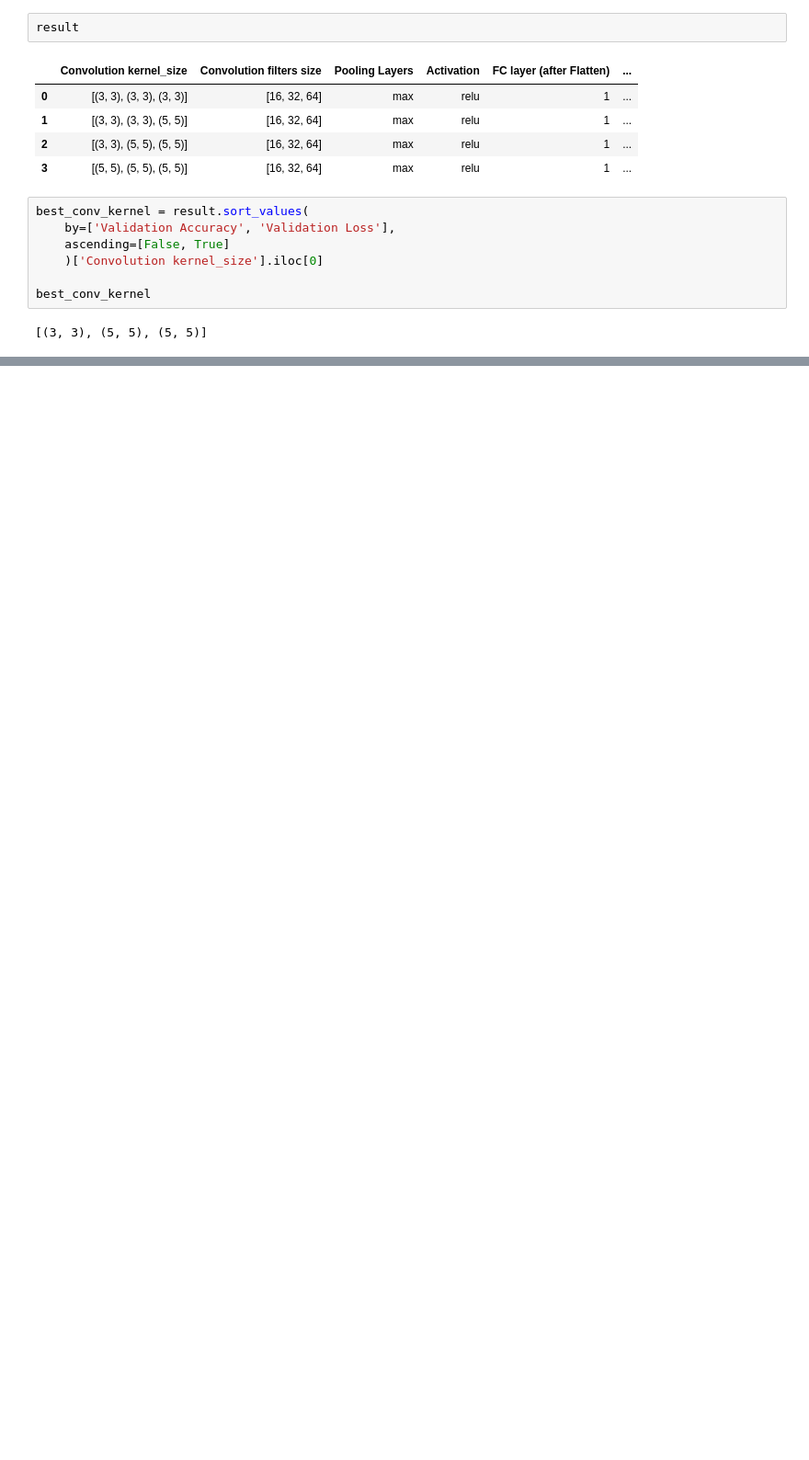
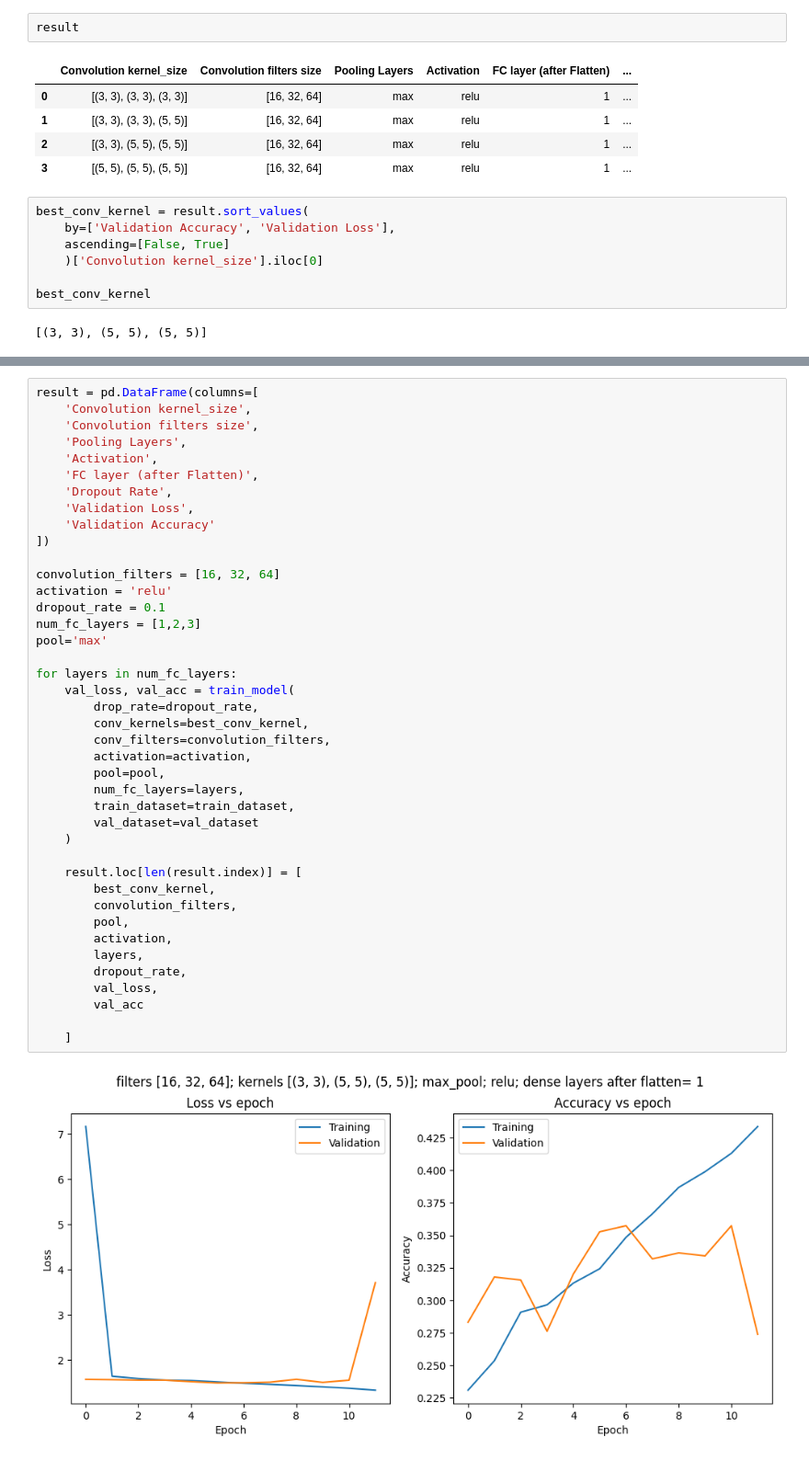
Before and after one commit to Abhiroop25902/CS-4172-ML-Lab, a Jupyter notebook: Assign6/assign6.ipynb, the cells around one changed output, grey strips where cells are left out. Shown at 92% size. Drawn from its saved outputs; the diff is of its cells as text; blank space fills up the shorter version.

```diff
--- a/Assign6/assign6.ipynb
+++ b/Assign6/assign6.ipynb
@@ -259,0 +264,43 @@ best_conv_kernel
+# %%
+result = pd.DataFrame(columns=[
+    'Convolution kernel_size',
+    'Convolution filters size',
+    'Pooling Layers',
+    'Activation',
+    'FC layer (after Flatten)',
+    'Dropout Rate',
+    'Validation Loss',
+    'Validation Accuracy'
+])
+
+convolution_filters = [16, 32, 64]
+activation = 'relu'
+dropout_rate = 0.1
+num_fc_layers = [1,2,3]
+pool='max'
+
+for layers in num_fc_layers:
+    val_loss, val_acc = train_model(
+        drop_rate=dropout_rate,
+        conv_kernels=best_conv_kernel,
+        conv_filters=convolution_filters,
+        activation=activation,
+        pool=pool,
+        num_fc_layers=layers,
+        train_dataset=train_dataset,
+        val_dataset=val_dataset
+    )
+
+    result.loc[len(result.index)] = [
+        best_conv_kernel,
+        convolution_filters,
+        pool,
+        activation,
+        layers,
+        dropout_rate,
+        val_loss,
+        val_acc
+
+    ]
+# %% [output]
+[figure, added]
```
Also changed, not shown: parts of 4 cells of this notebook.
